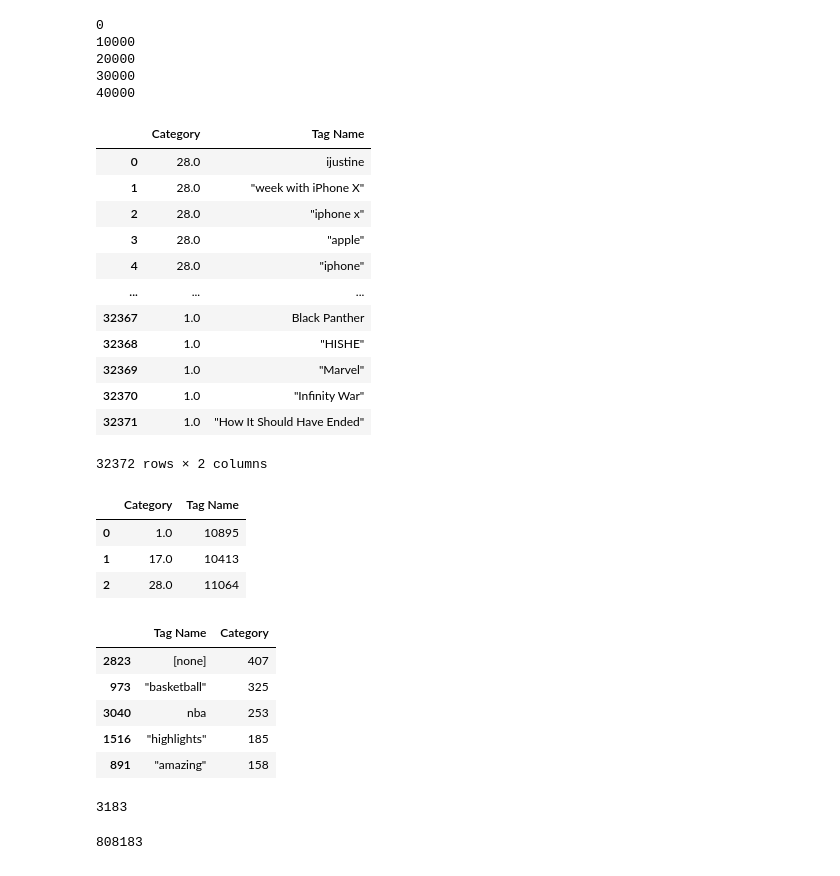
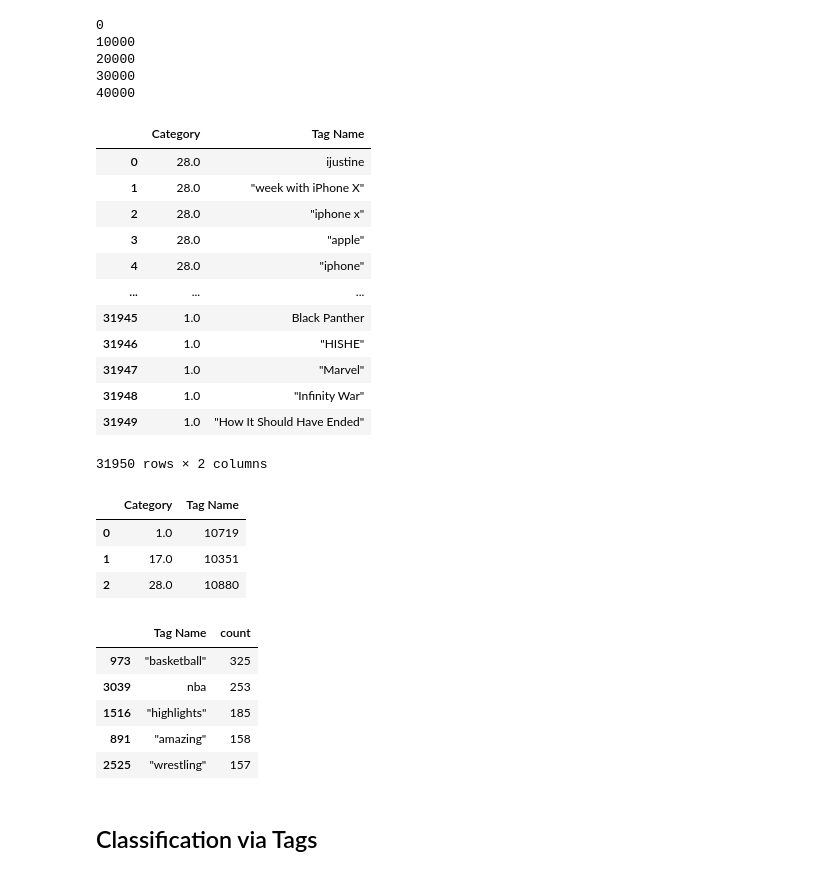
Before and after one commit to annyoo96/YoutubeTrendingClassifier, a Jupyter notebook: EDA_Notebook.ipynb, the cells around one changed output. Drawn from its saved outputs; the diff is of its cells as text; code cells hidden in the pictures.

```diff
--- a/EDA_Notebook.ipynb
+++ b/EDA_Notebook.ipynb
@@ -141,6 +141,8 @@ tags_df.head()
 # %%
 interested_cats = set([1, 17, 28])
 # %%
+tags_df = pd.DataFrame()
+
 for i in range(len(tags)):
     if i % 10000 == 0:
         print(i)
@@ -149,7 +151,8 @@ for i in range(len(tags)):
         ls = tags[i]
         individual_tags = ls.split("|")
         for it in individual_tags[0:5]:
-            tags_df = tags_df.append({"Tag Name": it, "Category": category}, ignore_index=True)
+            if it != '[none]':
+                tags_df = tags_df.append({"Tag Name": it, "Category": category}, ignore_index=True)
 # %% [output]
 0
 10000
@@ -166,32 +169,29 @@ tags_df
 | 3 | 28.0 | "apple" |
 | 4 | 28.0 | "iphone" |
 | ... | ... | ... |
-| 32367 | 1.0 | Black Panther |
-| 32368 | 1.0 | "HISHE" |
-| 32369 | 1.0 | "Marvel" |
-| 32370 | 1.0 | "Infinity War" |
-| 32371 | 1.0 | "How It Should Have Ended" |
+| 31945 | 1.0 | Black Panther |
+| 31946 | 1.0 | "HISHE" |
+| 31947 | 1.0 | "Marvel" |
+| 31948 | 1.0 | "Infinity War" |
+| 31949 | 1.0 | "How It Should Have Ended" |
-32372 rows × 2 columns
+31950 rows × 2 columns
 # %%
 grouped_cat_count = tags_df.groupby(["Category"]).count().reset_index()
 grouped_cat_count
 # %% [output]
 |  | Category | Tag Name |
-| 0 | 1.0 | 10895 |
-| 1 | 17.0 | 10413 |
-| 2 | 28.0 | 11064 |
+| 0 | 1.0 | 10719 |
+| 1 | 17.0 | 10351 |
+| 2 | 28.0 | 10880 |
 # %%
 grouped_tag_count = tags_df.groupby(["Tag Name"]).count().reset_index()
-final_df = grouped_tag_count.sort_values(by=['Category'], ascending=False)
+grouped_tag_count = grouped_tag_count.rename(columns={"Category": "count"})
+final_df = grouped_tag_count.sort_values(by=['count'], ascending=False)
 final_df.head()
 # %% [output]
-|  | Tag Name | Category |
-| 2823 | [none] | 407 |
+|  | Tag Name | count |
 | 973 | "basketball" | 325 |
-| 3040 | nba | 253 |
+| 3039 | nba | 253 |
 | 1516 | "highlights" | 185 |
 | 891 | "amazing" | 158 |
+| 2525 | "wrestling" | 157 |
-# %%
-len(set(tags_df["Tag Name"]))
-# %% [output]
-3183
@@ -209,4 +198,2 @@ for i in range(len(tags)):
-# %%
-csum
-# %% [output]
-808183
+# %% [markdown]
+## Classification via Tags
```
Also changed, not shown: parts of 39 cells of this notebook.
